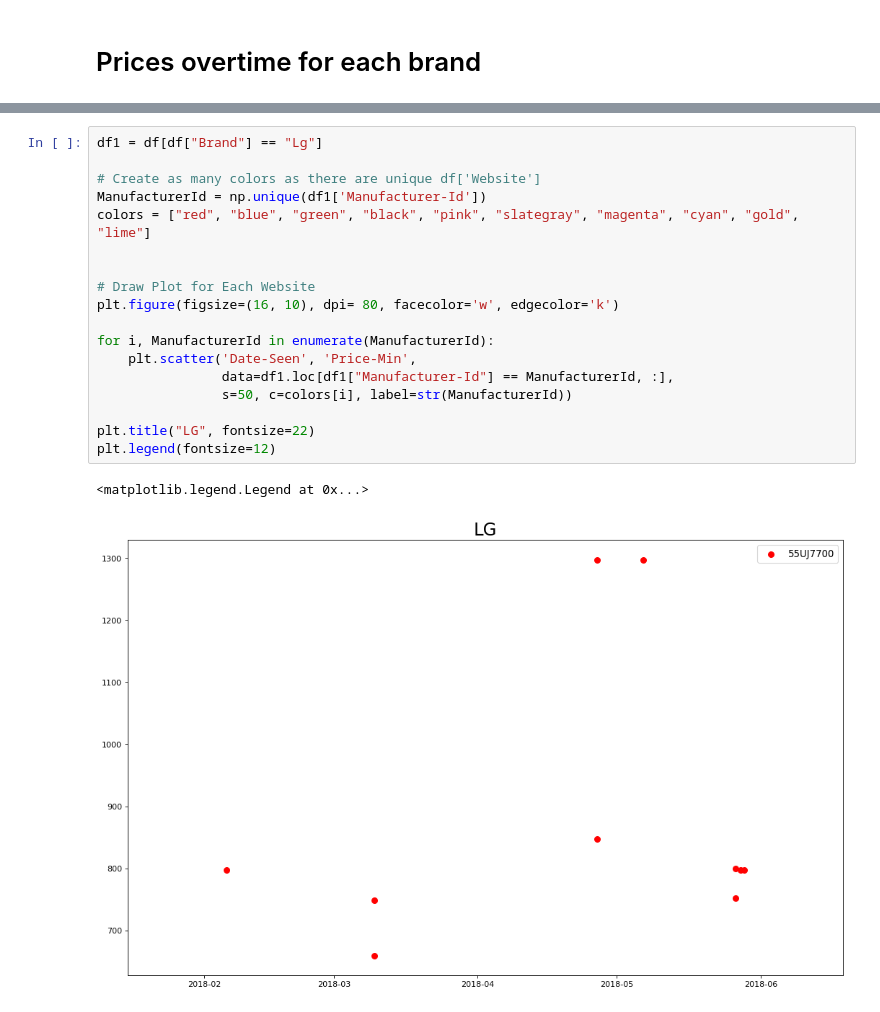
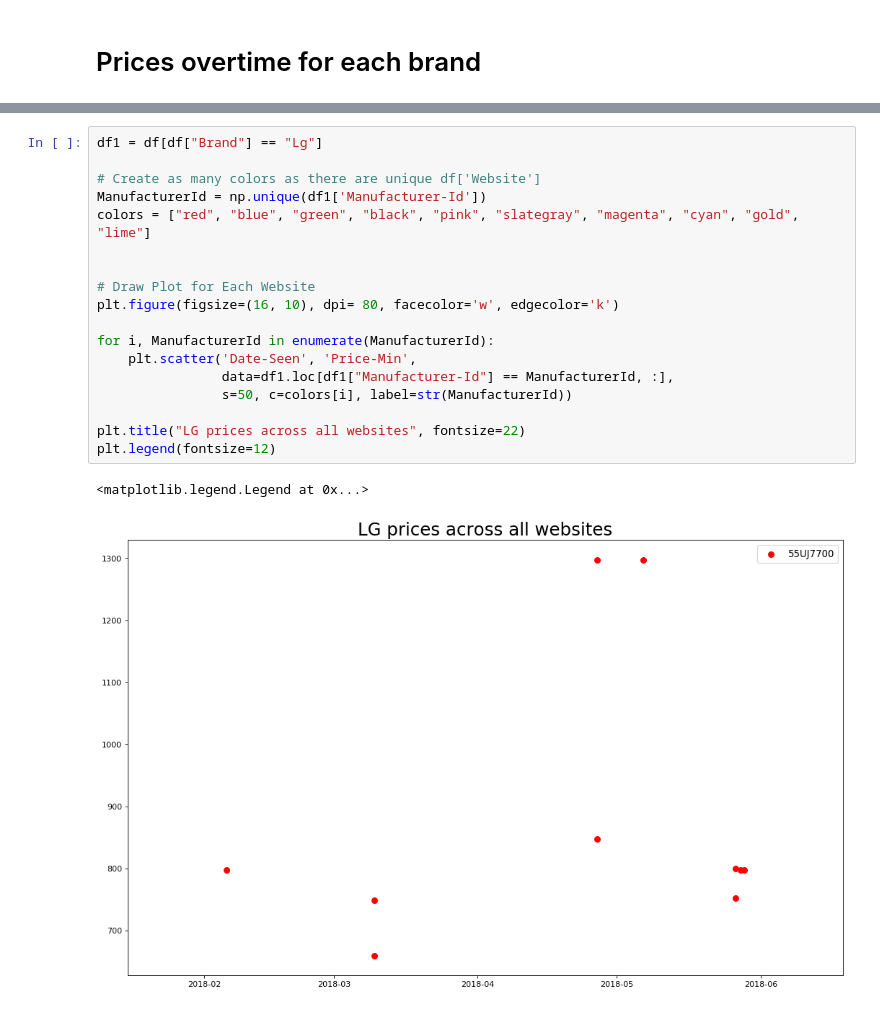
Before and after one commit to sitathomas/NYCDSA_Hackathon_720, a Jupyter notebook: Penetration pricing.ipynb, the cells around one changed output, grey strips where cells are left out. Cells and saved outputs as stored; diff of their text form.

```diff
--- a/Penetration pricing.ipynb
+++ b/Penetration pricing.ipynb
@@ -229,21 +253,21 @@ plt.legend(fontsize=12)
 # %%
 df1 = df[df["Brand"] == "Lg"]
 
 # Create as many colors as there are unique df['Website']
 ManufacturerId = np.unique(df1['Manufacturer-Id'])
 colors = ["red", "blue", "green", "black", "pink", "slategray", "magenta", "cyan", "gold", "lime"]
 
 
 # Draw Plot for Each Website
 plt.figure(figsize=(16, 10), dpi= 80, facecolor='w', edgecolor='k')
 
 for i, ManufacturerId in enumerate(ManufacturerId):
     plt.scatter('Date-Seen', 'Price-Min',
                 data=df1.loc[df1["Manufacturer-Id"] == ManufacturerId, :],
                 s=50, c=colors[i], label=str(ManufacturerId))
 
-plt.title("LG", fontsize=22)
+plt.title("LG prices across all websites", fontsize=22)
 plt.legend(fontsize=12)
 # %% [output]
 <matplotlib.legend.Legend at 0x...>
-[figure, old version]
+[figure, new version]
```
Also changed, not shown: parts of 13 cells of this notebook.
